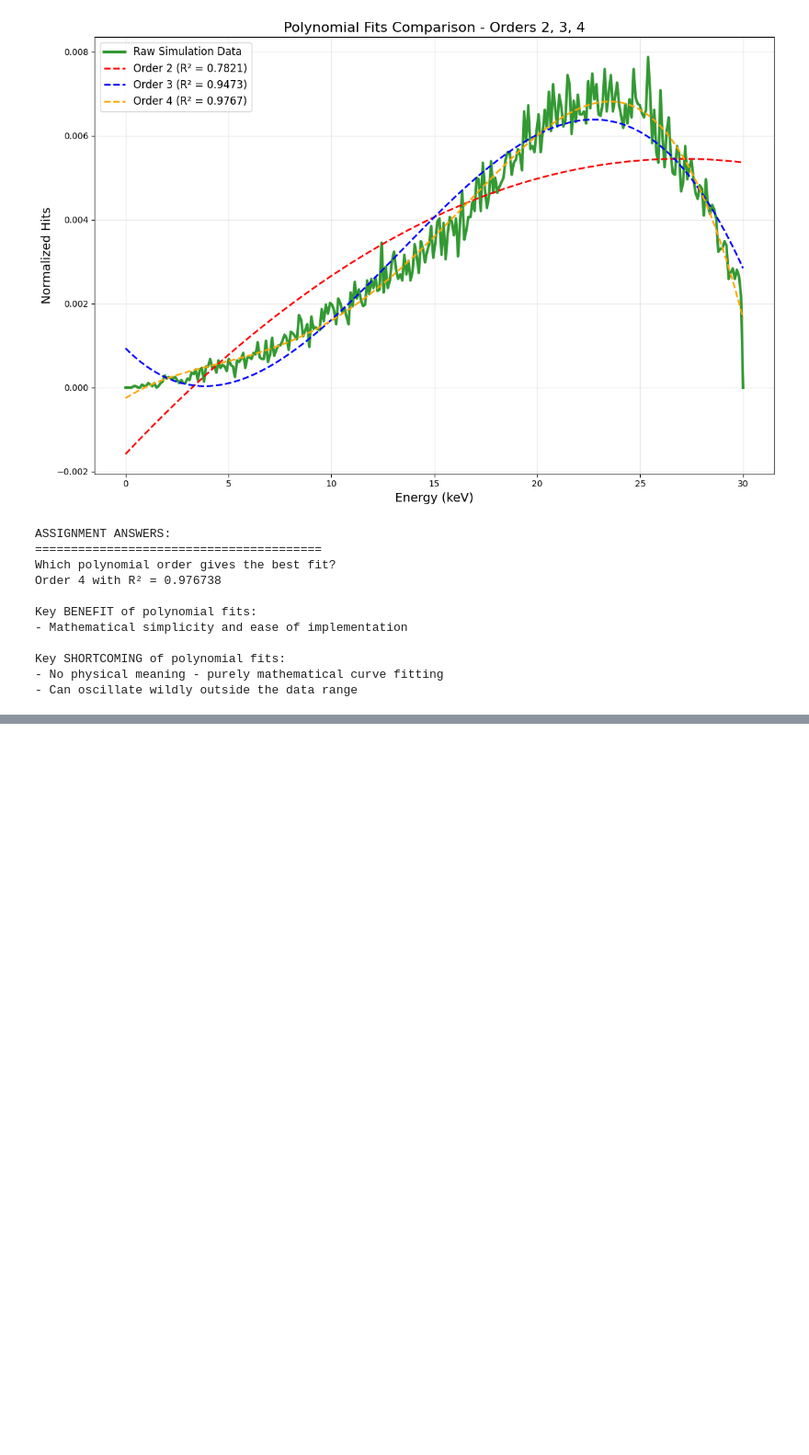
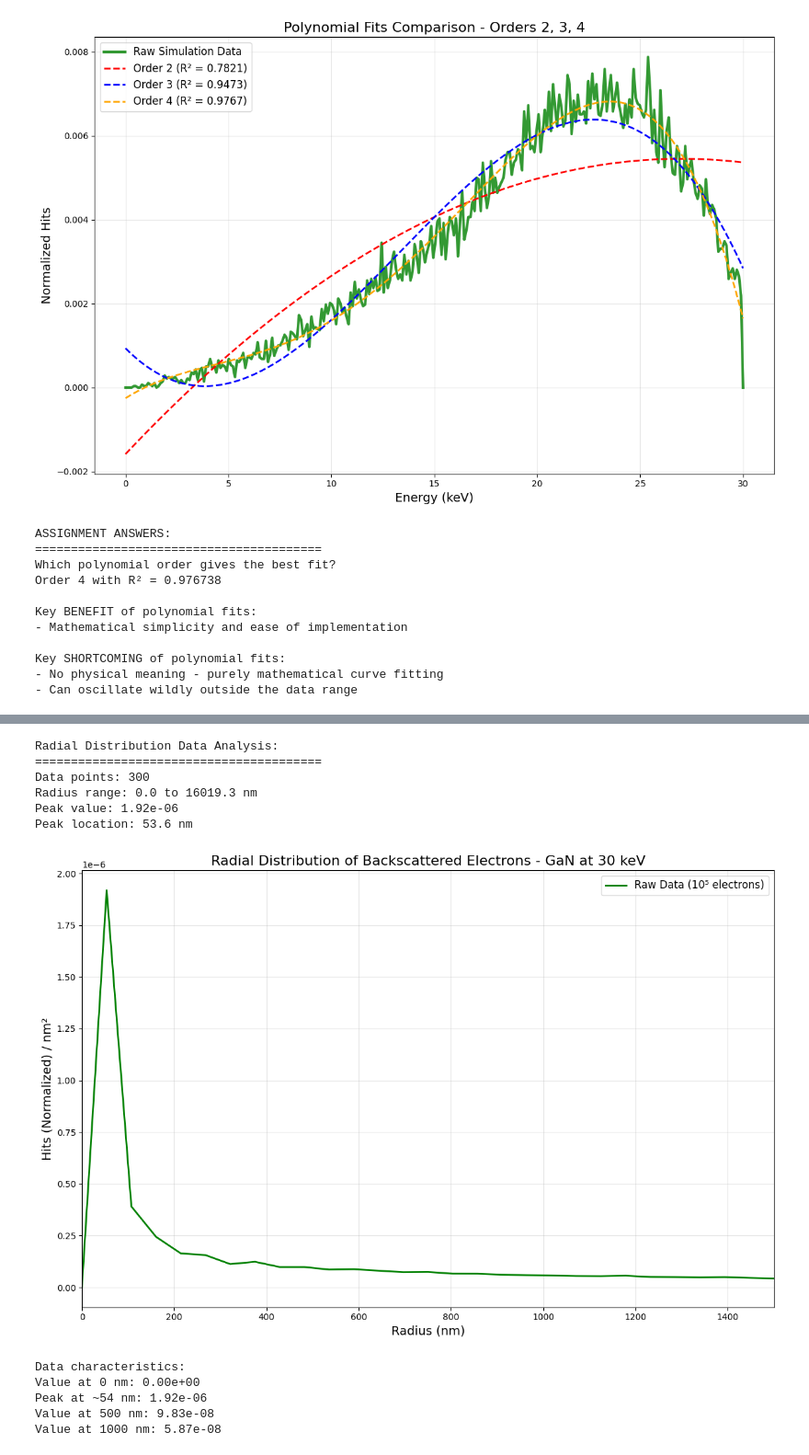
Before and after one commit to FattDuckk/nanofabrication, a Jupyter notebook: tutorial/tut2/tut2.ipynb, the cells around one changed output, grey strips where cells are left out. Shown at 92% size. Drawn from its saved outputs; the diff is of its cells as text; code cells hidden in the pictures; blank space fills up the shorter version.

```diff
--- a/tutorial/tut2/tut2.ipynb
+++ b/tutorial/tut2/tut2.ipynb
@@ -313,0 +332,61 @@ UnicodeDecodeError: 'utf-8' codec can't decode byte 0xb2 in position 56: invalid
+# %%
+import pandas as pd
+import numpy as np
+import matplotlib.pyplot as plt
+from scipy.optimize import curve_fit
+
+# Load radial distribution data
+sr_e3 = pd.read_csv('10e3/SR_BE_e3', sep='\t|\s+', engine='python', skiprows=2, header=None, encoding='latin-1')
+sr_e3.columns = ['Radius (nm)', 'Hits (Normalized) / nm²']
+
+sr_e4 = pd.read_csv('10e4/SR_BE_e4', sep='\t|\s+', engine='python', skiprows=2, header=None, encoding='latin-1')
+sr_e4.columns = ['Radius (nm)', 'Hits (Normalized) / nm²']
+
+sr_e5 = pd.read_csv('10e5/SR_BE_e5', sep='\t|\s+', engine='python', skiprows=2, header=None, encoding='latin-1')
+sr_e5.columns = ['Radius (nm)', 'Hits (Normalized) / nm²']
+
+# Use the highest quality data (10^5 electrons)
+x_data = sr_e5['Radius (nm)'].values
+y_data = sr_e5['Hits (Normalized) / nm²'].values
+
+print("Radial Distribution Data Analysis:")
+print("="*40)
+print(f"Data points: {len(x_data)}")
+print(f"Radius range: {x_data.min():.1f} to {x_data.max():.1f} nm")
+print(f"Peak value: {y_data.max():.2e}")
+print(f"Peak location: {x_data[np.argmax(y_data)]:.1f} nm")
+# %% [output]
+Radial Distribution Data Analysis:
+========================================
+Data points: 300
+Radius range: 0.0 to 16019.3 nm
+Peak value: 1.92e-06
+Peak location: 53.6 nm
+# %%
+# Simple plot of the raw radial distribution
+plt.figure(figsize=(12, 8))
+
+plt.plot(x_data, y_data, 'g-', linewidth=2, label='Raw Data (10⁵ electrons)')
+
+plt.xlabel('Radius (nm)', fontsize=14)
+plt.ylabel('Hits (Normalized) / nm²', fontsize=14)
+plt.title('Radial Distribution of Backscattered Electrons - GaN at 30 keV', fontsize=16)
+plt.legend(fontsize=12)
+plt.grid(True, alpha=0.3)
+plt.xlim(0, 1500)  # Focus on interesting region
+plt.tight_layout()
+plt.show()
+
+# Let's also see what the shape looks like
+print(f"\nData characteristics:")
+print(f"Value at 0 nm: {y_data[0]:.2e}")
+print(f"Peak at ~{x_data[np.argmax(y_data)]:.0f} nm: {y_data.max():.2e}")
+print(f"Value at 500 nm: {y_data[x_data <= 500][-1]:.2e}")
+print(f"Value at 1000 nm: {y_data[x_data <= 1000][-1]:.2e}")
+# %% [output]
+[figure, added]
+Data characteristics:
+Value at 0 nm: 0.00e+00
+Peak at ~54 nm: 1.92e-06
+Value at 500 nm: 9.83e-08
+Value at 1000 nm: 5.87e-08
```
Also changed, not shown: parts of 12 cells of this notebook.
